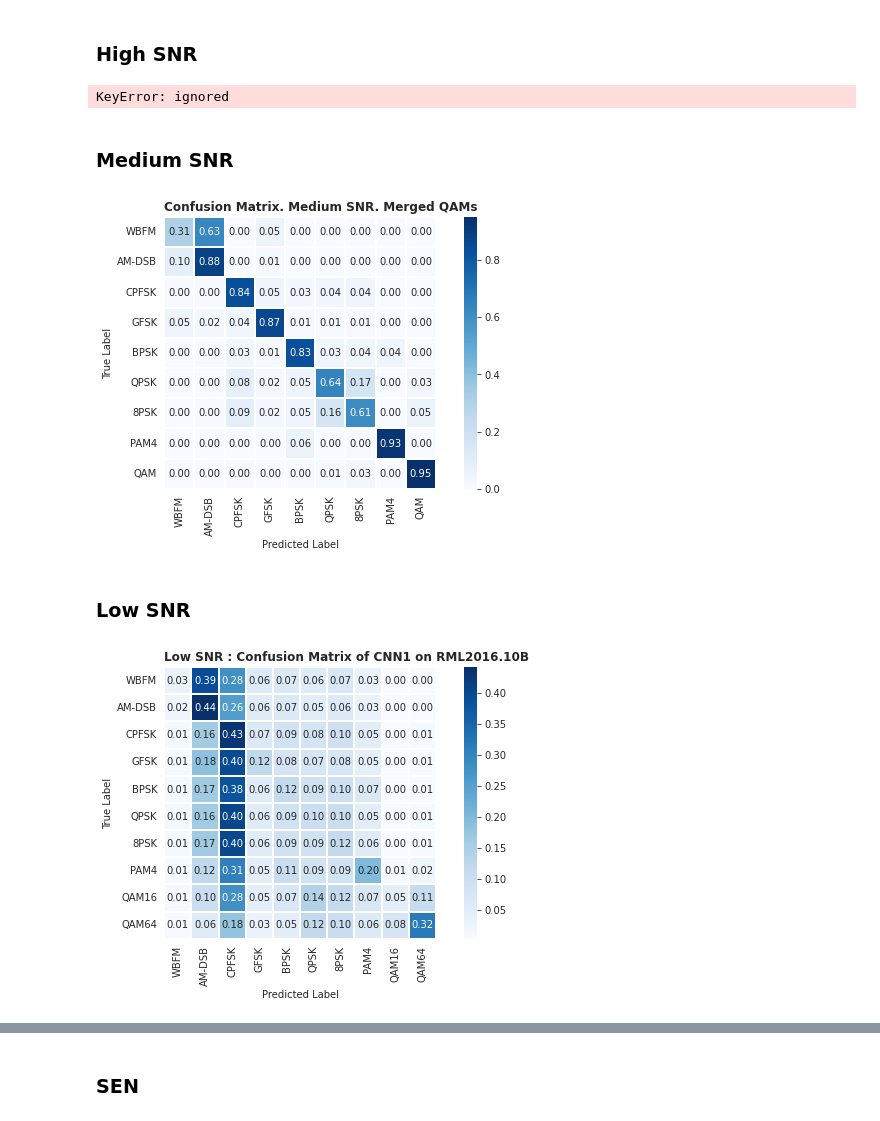
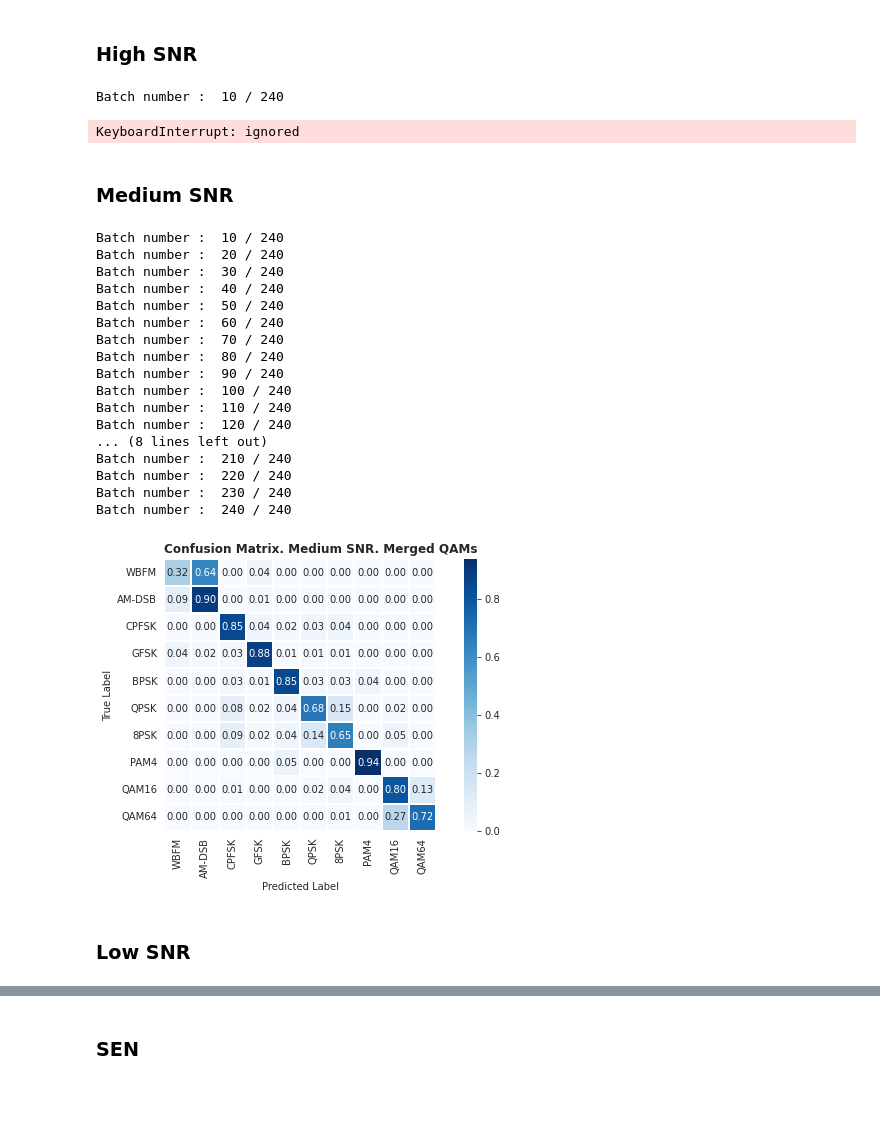
Before and after one commit to YairYarden/DeepCascadingAMC, a Jupyter notebook: Ex1.ipynb, the cells around one changed output, grey strips where cells are left out. Cells and saved outputs as stored; diff of their text form; code cells hidden in the pictures; blank space fills up the shorter version.

```diff
--- a/Ex1.ipynb
+++ b/Ex1.ipynb
@@ -817,27 +813,33 @@ model saved to "/content/drive/MyDrive/Deep_learning_05107255/project/checkpoint
 # -----------------------------------------------------------------------------------------------------
 # MERGED QAMS
 # SEN
+drive_path = '/content/drive/MyDrive/Deep_learning_05107255/project'
+if is_gpu_available:
+  map_location=torch.device('gpu')
+else:
+  map_location=torch.device('cpu')
+
 sen_ckpt_path = f'{drive_path}/checkpoints/SEN_CNN1_3_epochs_22_08_19_11_54_37.ckpt'
-sen_checkpoint = torch.load(sen_ckpt_path)
+sen_checkpoint = torch.load(sen_ckpt_path, map_location = map_location)
 sen_model = CNN1(input_samples=128, n_classes=3)
 sen_model.load_state_dict(sen_checkpoint['model_state_dict'])
 # -----------------------------------------------------------------------------------------------------
 
 #HIGH SNR
 highSNR_ckpt_path = f'{drive_path}/checkpoints/Qams/highSNR_MergedQams_22_09_03_07_51_41.ckpt'
-highSNR_checkpoint = torch.load(highSNR_ckpt_path)
+highSNR_checkpoint = torch.load(highSNR_ckpt_path, map_location = map_location)
 model_highSNR = CNN1(input_samples=128, n_classes=9)
 model_highSNR.load_state_dict(highSNR_checkpoint['model_state_dict'])
 
 # # MEDIUM SNR
 medSNR_ckpt_path = f'{drive_path}/checkpoints/Qams/MediumSNR_MergedQams_22_09_03_08_06_50.ckpt'
-medSNR_checkpoint = torch.load(medSNR_ckpt_path)
+medSNR_checkpoint = torch.load(medSNR_ckpt_path, map_location = map_location)
 model_medSNR = CNN1(input_samples=128, n_classes=9)
 model_medSNR.load_state_dict(medSNR_checkpoint['model_state_dict'])
 
 # # LOW SNR
 lowSNR_ckpt_path = f'{drive_path}/checkpoints/Qams/LowSNR_MergedQams_22_09_03_08_06_25.ckpt'
-lowSNR_checkpoint = torch.load(lowSNR_ckpt_path)
+lowSNR_checkpoint = torch.load(lowSNR_ckpt_path, map_location = map_location)
 model_lowSNR = CNN1(input_samples=128, n_classes=9)
 model_lowSNR.load_state_dict(lowSNR_checkpoint['model_state_dict'])
 
@@ -845,19 +847,19 @@ model_lowSNR.load_state_dict(lowSNR_checkpoint['model_state_dict'])
 # ONLY QAMS
 # High SNR QAM
 QamhighSNR_ckpt_path = f'{drive_path}/checkpoints/Qams/qams_highSNR_AmpPhase_22_09_01_19_06_12.ckpt'
-QamhighSNR_checkpoint = torch.load(QamhighSNR_ckpt_path)
+QamhighSNR_checkpoint = torch.load(QamhighSNR_ckpt_path, map_location = map_location)
 Qam_model_highSNR = CLDNN(input_samples=128, n_classes=2)
 Qam_model_highSNR.load_state_dict(QamhighSNR_checkpoint['model_state_dict'])
 
 # MED SNR QAM
 QamMedSNR_ckpt_path = f'{drive_path}/checkpoints/Qams/qams_MedSNR_AmpPhase_22_09_01_19_15_29.ckpt'
-QamMedSNR_checkpoint = torch.load(QamMedSNR_ckpt_path)
+QamMedSNR_checkpoint = torch.load(QamMedSNR_ckpt_path, map_location = map_location)
 Qam_model_medSNR = CLDNN(input_samples=128, n_classes=2)
 Qam_model_medSNR.load_state_dict(QamMedSNR_checkpoint['model_state_dict'])
 
 # LOW SNR QAM
 QamLowSNR_ckpt_path = f'{drive_path}/checkpoints/Qams/qams_lowSnr_lr_1e4_22_08_26_12_03_58.ckpt'
-QamLowSNR_checkpoint = torch.load(QamLowSNR_ckpt_path)
+QamLowSNR_checkpoint = torch.load(QamLowSNR_ckpt_path, map_location = map_location)
 Qam_model_lowSNR = CLDNN(input_samples=128, n_classes=2)
 Qam_model_lowSNR.load_state_dict(QamLowSNR_checkpoint['model_state_dict'])
 # %% [output]
@@ -991,34 +1100,43 @@ plt.show()
 # %% [markdown]
 ### High SNR
 # %%
-cmn = compute_confusion(model=model_highSNR, data=test_high_snr, le=le_mergedQams)
+# cmn = compute_confusion(model=model_highSNR, data=test_high_snr, le=le_mergedQams)
+cmn = compute_splitQams_confusion(mods_model=model_highSNR, qams_model = Qam_model_highSNR,
+                                  data=test_high_snr, le=le)
 
-title = "Confusion Matrix. High SNR. Merged QAMs"
-fig = plot_confusion(cm=cmn, labels=le_mergedQams.labels, title=title)
+title = "Confusion Matrix. High SNR"
+fig = plot_confusion(cm=cmn, labels=le.labels, title=title)
 plt.show()
 # %% [output]
-KeyError: ignored
+Batch number :  10 / 240
+KeyboardInterrupt: ignored
 # %% [markdown]
 ### Medium SNR
 # %%
-cmn = compute_confusion(model=model_medSNR, data=test_med_snr, le=le)
-
+# cmn = compute_confusion(model=model_medSNR, data=test_med_snr, le=le)
+cmn = compute_splitQams_confusion(mods_model=model_medSNR, qams_model = Qam_model_medSNR,
+                                  data=test_med_snr, le=le)
 title = "Confusion Matrix. Medium SNR. Merged QAMs"
 fig = plot_confusion(cm=cmn, labels=le.labels, title=title)
 plt.show()
 # %% [output]
+Batch number :  10 / 240
+Batch number :  20 / 240
+Batch number :  30 / 240
+Batch number :  40 / 240
+Batch number :  50 / 240
+Batch number :  60 / 240
+Batch number :  70 / 240
+Batch number :  80 / 240
+Batch number :  90 / 240
+Batch number :  100 / 240
+Batch number :  110 / 240
+Batch number :  120 / 240
+... (8 lines left out)
+Batch number :  210 / 240
+Batch number :  220 / 240
+Batch number :  230 / 240
+Batch number :  240 / 240
-[figure, old version]
+[figure, new version]
 # %% [markdown]
 ### Low SNR
-# %%
-cmn = compute_confusion(model=model_lowSNR, data=test_low_snr, le=le)
-
-title = "Low SNR : Confusion Matrix of {model_name} on {dataset_name}".format(model_name="CNN1", dataset_name="RML2016.10B")
-fig = plot_confusion(cm=cmn, labels=le.labels, title=title)
-if fig_dir is not None:
-    file_path = "{fig_dir}/lowSNR_confusion_matrix.pdf"
-    print("Saving Figure -> {file_path}".format(file_path=file_path))
-    fig.savefig(file_path, format="pdf", transparent=True)
-plt.show()
-# %% [output]
-[figure, removed]
```
Also changed, not shown: parts of 9 cells of this notebook.
